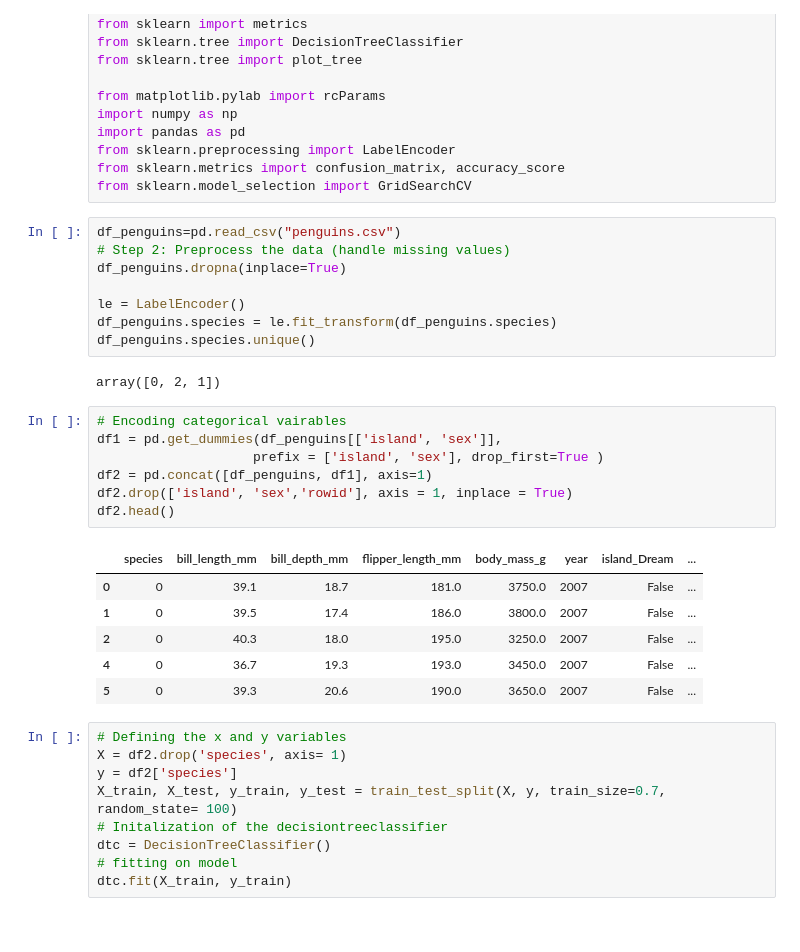
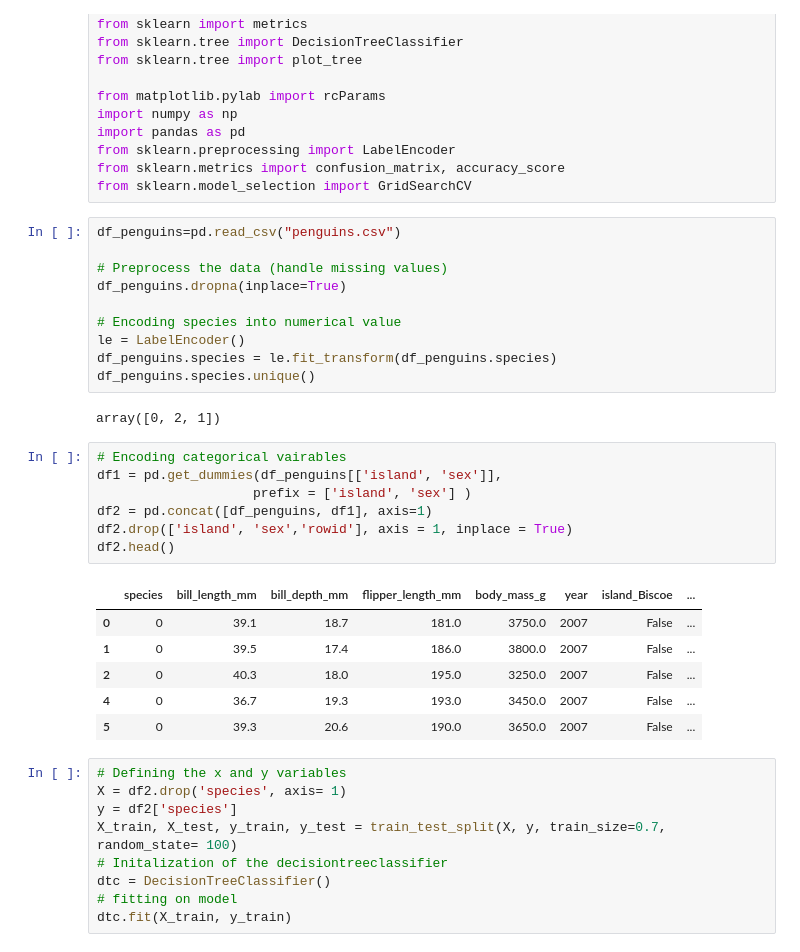
Before and after one commit to carinachu22/introtoAI, a Jupyter notebook: decisiontree.ipynb, the cells around one changed output. Drawn from its saved outputs; the diff is of its cells as text.

```diff
--- a/decisiontree.ipynb
+++ b/decisiontree.ipynb
@@ -15,9 +15,11 @@ from sklearn.metrics import confusion_matrix, accuracy_score
 from sklearn.model_selection import GridSearchCV
 # %%
 df_penguins=pd.read_csv("penguins.csv")
-# Step 2: Preprocess the data (handle missing values)
+
+# Preprocess the data (handle missing values)
 df_penguins.dropna(inplace=True)
 
+# Encoding species into numerical value
 le = LabelEncoder()
 df_penguins.species = le.fit_transform(df_penguins.species)
 df_penguins.species.unique()
@@ -26,12 +28,12 @@ array([0, 2, 1])
 # %%
 # Encoding categorical vairables
 df1 = pd.get_dummies(df_penguins[['island', 'sex']],
-                    prefix = ['island', 'sex'], drop_first=True )
+                    prefix = ['island', 'sex'] )
 df2 = pd.concat([df_penguins, df1], axis=1)
 df2.drop(['island', 'sex','rowid'], axis = 1, inplace = True)
 df2.head()
 # %% [output]
-|  | species | bill_length_mm | bill_depth_mm | flipper_length_mm | body_mass_g | year | island_Dream | ... |
+|  | species | bill_length_mm | bill_depth_mm | flipper_length_mm | body_mass_g | year | island_Biscoe | ... |
 | 0 | 0 | 39.1 | 18.7 | 181.0 | 3750.0 | 2007 | False | ... |
 | 1 | 0 | 39.5 | 17.4 | 186.0 | 3800.0 | 2007 | False | ... |
 | 2 | 0 | 40.3 | 18.0 | 195.0 | 3250.0 | 2007 | False | ... |
```
Also changed, not shown: parts of 9 cells of this notebook.
